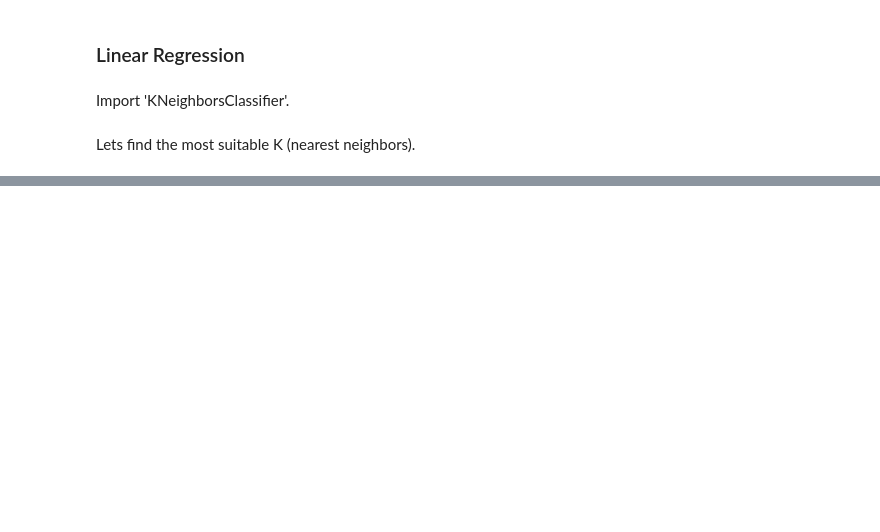
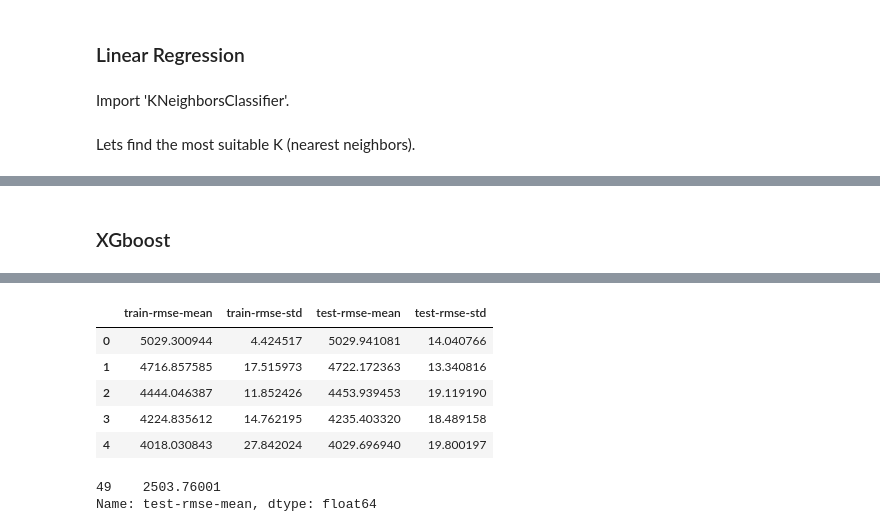
Before and after one commit to TamirIsCool/DataScIntro, a Jupyter notebook: Classification/WebScraping/prediction_groundwork_for_tommorow.ipynb, the cells around one changed output, grey strips where cells are left out. Saved outputs shown, nothing was run; the diff lists cells and outputs as text; code cells hidden in the pictures; blank space fills up the shorter version.

```diff
--- a/Classification/WebScraping/prediction_groundwork_for_tommorow.ipynb
+++ b/Classification/WebScraping/prediction_groundwork_for_tommorow.ipynb
@@ -350,0 +352,21 @@ print(score)
+# %% [markdown]
+### XGboost ###
+# %%
+import xgboost as xgb
+from sklearn.metrics import mean_squared_error
+import pandas as pd
+import numpy as np
+
+data_dmatrix = xgb.DMatrix(data=x,label=y)
+xg_reg = xgb.XGBRegressor(objective ='reg:linear', colsample_bytree = 0.3, learning_rate = 0.1,
+                max_depth = 5, alpha = 10, n_estimators = 10)
+xg_reg.fit(x_train,y_train)
+
+preds = xg_reg.predict(x_test)
+params = {"objective":"reg:linear",'colsample_bytree': 0.3,'learning_rate': 0.1,
+                'max_depth': 5, 'alpha': 10}
+
+cv_results = xgb.cv(dtrain=data_dmatrix, params=params, nfold=3,
+                    num_boost_round=50,early_stopping_rounds=10,metrics="rmse", as_pandas=True, seed=123)
+cv_results.head()
+# %% [output]
@@ -350,0 +377,11 @@ print(score)
+|  | train-rmse-mean | train-rmse-std | test-rmse-mean | test-rmse-std |
+| 0 | 5029.300944 | 4.424517 | 5029.941081 | 14.040766 |
+| 1 | 4716.857585 | 17.515973 | 4722.172363 | 13.340816 |
+| 2 | 4444.046387 | 11.852426 | 4453.939453 | 19.119190 |
+| 3 | 4224.835612 | 14.762195 | 4235.403320 | 18.489158 |
+| 4 | 4018.030843 | 27.842024 | 4029.696940 | 19.800197 |
+# %%
+print((cv_results["test-rmse-mean"]).tail(1))
+# %% [output]
+49    2503.76001
+Name: test-rmse-mean, dtype: float64
```
Also changed, not shown: parts of 5 cells of this notebook.
